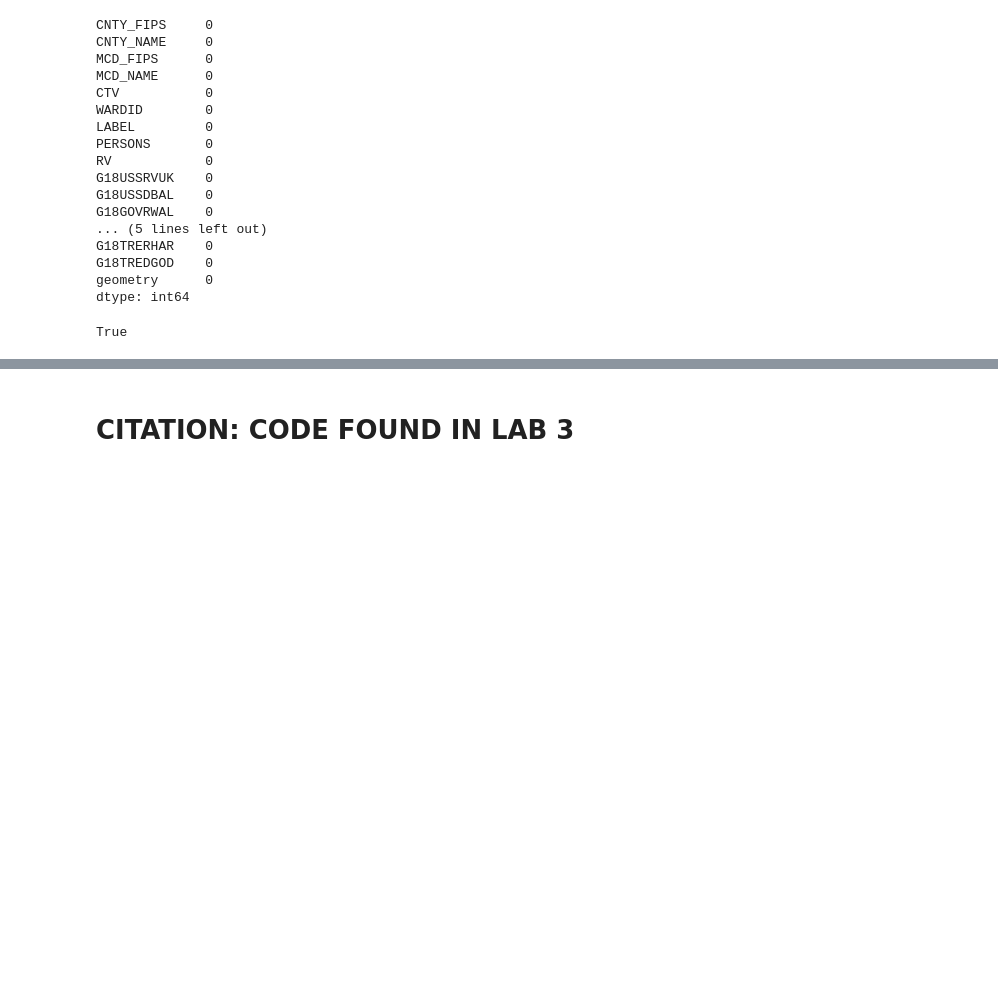
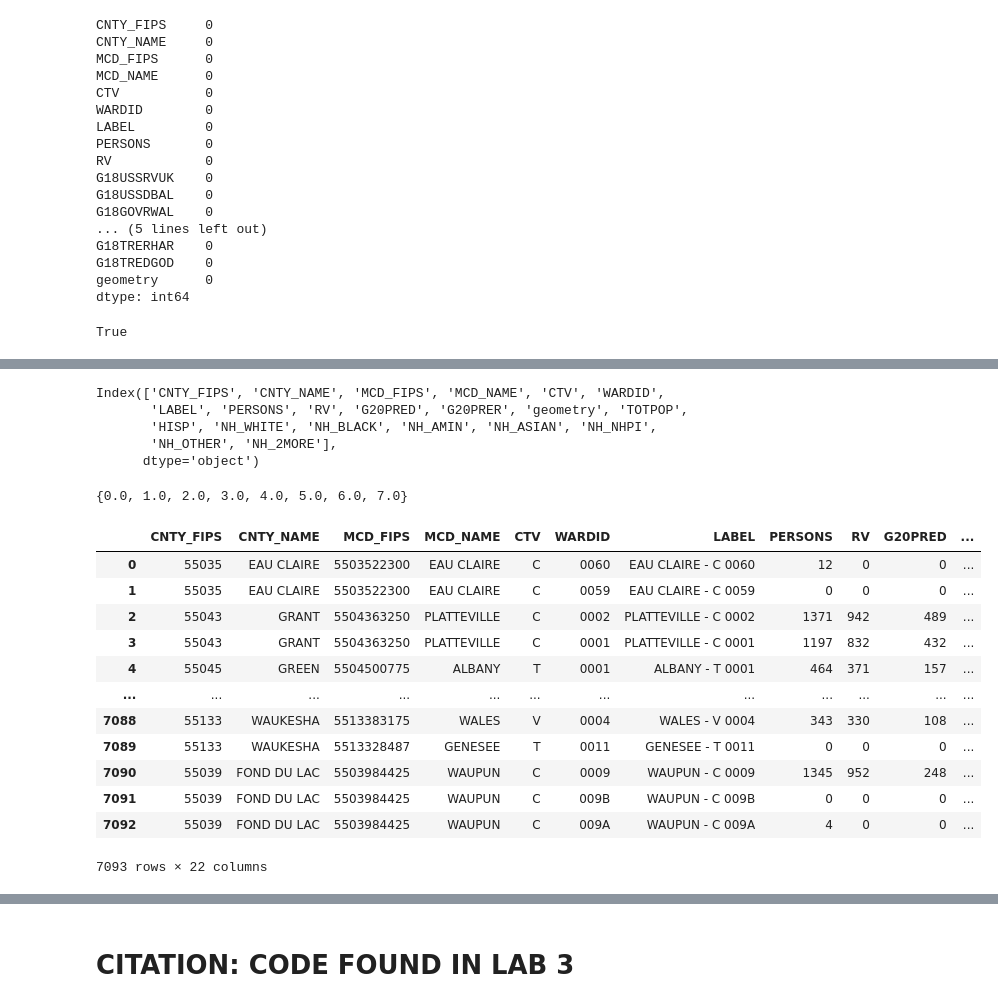
Before and after one commit to willystout/cs464_final_project, a Jupyter notebook: MAUP.ipynb, the cells around one changed output, grey strips where cells are left out. Cells and saved outputs as stored; diff of their text form; code cells hidden in the pictures; blank space fills up the shorter version.

```diff
--- a/MAUP.ipynb
+++ b/MAUP.ipynb
@@ -336,6 +445,6 @@ cong_assignment.isna().sum()
 pop_column_names = ['P0020001', 'P0020002', 'P0020005', 'P0020006', 'P0020007',
                     'P0020008', 'P0020009', 'P0020010', 'P0020011']
 for name in pop_column_names:
-    final_df[name] = population_df[name].groupby(pop_assignment).sum()
+    final_df_1[name] = population_df[name].groupby(pop_assignment).sum()
 # %%
 print(county_df['P0020001'].sum()) # Makes sure we didn't lose any pop blocks
@@ -349,4 +467,6 @@ rename_dict = {'P0020001': 'TOTPOP', 'P0020002': 'HISP', 'P0020005': 'NH_WHITE',
                                         'P0040008': 'ASIANVAP', 'P0040009': 'NHPIVAP', 'P0040010': 'OTHERVAP', 'P0040011': '2MOREVAP',
                                         'G20PREDBID': 'G20PRED', 'G20PRERTRU': 'G20PRER', 'G20USSDHAR': 'G20USSD',
                                         'G20USSRGRA': 'G20USSR'}
+# %%
+final_df_2 = final_df_1.copy()
 # %%
@@ -354,3 +474,9 @@ final_df.rename(columns=rename_dict, inplace = True)
 # %%
-final_df.columns
+final_df_2.columns
+# %% [output]
+Index(['CNTY_FIPS', 'CNTY_NAME', 'MCD_FIPS', 'MCD_NAME', 'CTV', 'WARDID',
+       'LABEL', 'PERSONS', 'RV', 'G20PRED', 'G20PRER', 'geometry', 'TOTPOP',
+       'HISP', 'NH_WHITE', 'NH_BLACK', 'NH_AMIN', 'NH_ASIAN', 'NH_NHPI',
+       'NH_OTHER', 'NH_2MORE'],
+      dtype='object')
 # %%
@@ -358,2 +484,4 @@ final_df["CD"] = cong_assignment
 # %%
-print(set(final_df["CD"]))
+print(set(final_df_2["CD"]))
+# %% [output]
+{0.0, 1.0, 2.0, 3.0, 4.0, 5.0, 6.0, 7.0}
@@ -362,2 +488,18 @@ final_df
+# %%
+final_df_2
+# %% [output]
+|  | CNTY_FIPS | CNTY_NAME | MCD_FIPS | MCD_NAME | CTV | WARDID | LABEL | PERSONS | RV | G20PRED | ... |
+| 0 | 55035 | EAU CLAIRE | 5503522300 | EAU CLAIRE | C | 0060 | EAU CLAIRE - C 0060 | 12 | 0 | 0 | ... |
+| 1 | 55035 | EAU CLAIRE | 5503522300 | EAU CLAIRE | C | 0059 | EAU CLAIRE - C 0059 | 0 | 0 | 0 | ... |
+| 2 | 55043 | GRANT | 5504363250 | PLATTEVILLE | C | 0002 | PLATTEVILLE - C 0002 | 1371 | 942 | 489 | ... |
+| 3 | 55043 | GRANT | 5504363250 | PLATTEVILLE | C | 0001 | PLATTEVILLE - C 0001 | 1197 | 832 | 432 | ... |
+| 4 | 55045 | GREEN | 5504500775 | ALBANY | T | 0001 | ALBANY - T 0001 | 464 | 371 | 157 | ... |
+| ... | ... | ... | ... | ... | ... | ... | ... | ... | ... | ... | ... |
+| 7088 | 55133 | WAUKESHA | 5513383175 | WALES | V | 0004 | WALES - V 0004 | 343 | 330 | 108 | ... |
+| 7089 | 55133 | WAUKESHA | 5513328487 | GENESEE | T | 0011 | GENESEE - T 0011 | 0 | 0 | 0 | ... |
+| 7090 | 55039 | FOND DU LAC | 5503984425 | WAUPUN | C | 0009 | WAUPUN - C 0009 | 1345 | 952 | 248 | ... |
+| 7091 | 55039 | FOND DU LAC | 5503984425 | WAUPUN | C | 009B | WAUPUN - C 009B | 0 | 0 | 0 | ... |
+| 7092 | 55039 | FOND DU LAC | 5503984425 | WAUPUN | C | 009A | WAUPUN - C 009A | 4 | 0 | 0 | ... |
+7093 rows × 22 columns
 # %%
 cong_df
```
Also changed, not shown: parts of 40 cells of this notebook, 5 other files.
